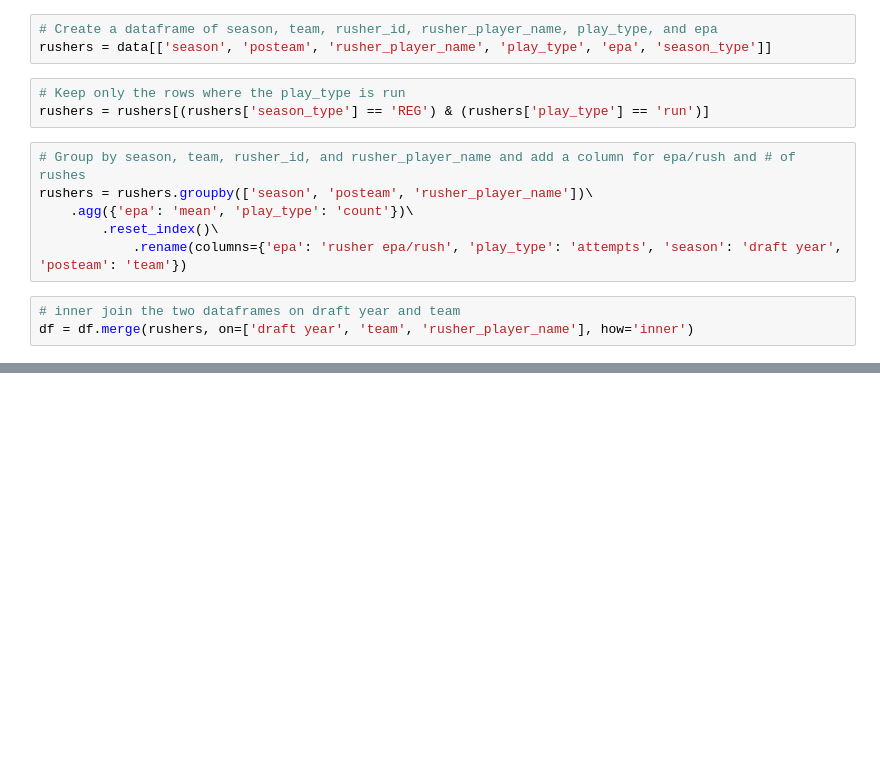
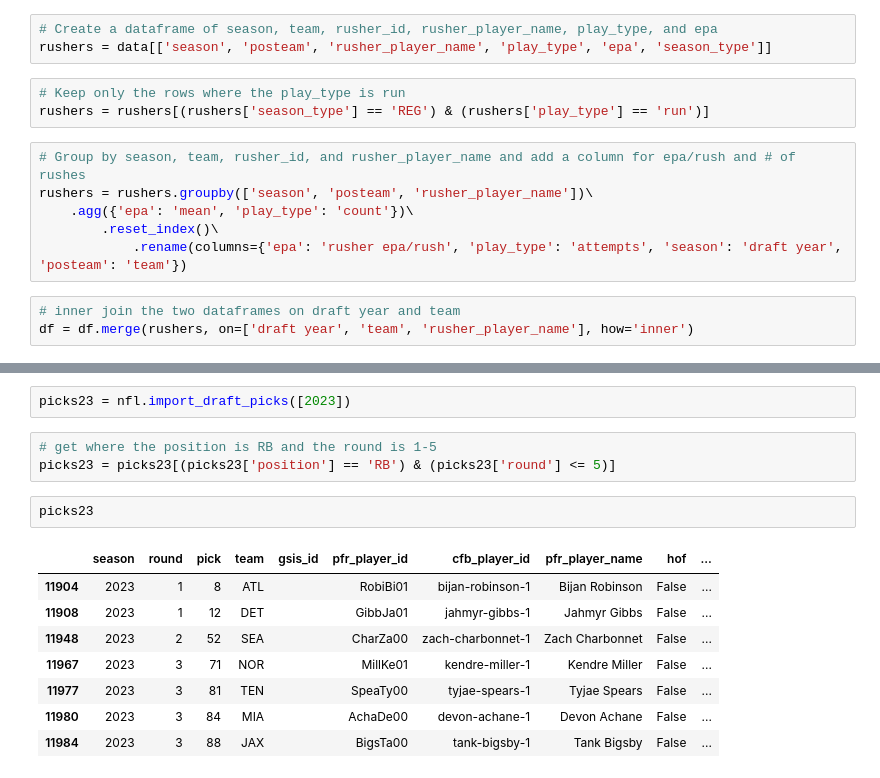
Before and after one commit to tbryan2/visualization-toolbox, a Jupyter notebook: nfl/notebooks/rb_bottom5.ipynb, the cells around one changed output, grey strips where cells are left out. Cells and saved outputs as stored; diff of their text form; blank space fills up the shorter version.

```diff
--- a/nfl/notebooks/rb_bottom5.ipynb
+++ b/nfl/notebooks/rb_bottom5.ipynb
@@ -111,0 +242,16 @@ df
+# %%
+picks23 = nfl.import_draft_picks([2023])
+# %%
+# get where the position is RB and the round is 1-5
+picks23 = picks23[(picks23['position'] == 'RB') & (picks23['round'] <= 5)]
+# %%
+picks23
+# %% [output]
+|  | season | round | pick | team | gsis_id | pfr_player_id | cfb_player_id | pfr_player_name | hof | ... |
+| 11904 | 2023 | 1 | 8 | ATL |  | RobiBi01 | bijan-robinson-1 | Bijan Robinson | False | ... |
+| 11908 | 2023 | 1 | 12 | DET |  | GibbJa01 | jahmyr-gibbs-1 | Jahmyr Gibbs | False | ... |
+| 11948 | 2023 | 2 | 52 | SEA |  | CharZa00 | zach-charbonnet-1 | Zach Charbonnet | False | ... |
+| 11967 | 2023 | 3 | 71 | NOR |  | MillKe01 | kendre-miller-1 | Kendre Miller | False | ... |
+| 11977 | 2023 | 3 | 81 | TEN |  | SpeaTy00 | tyjae-spears-1 | Tyjae Spears | False | ... |
+| 11980 | 2023 | 3 | 84 | MIA |  | AchaDe00 | devon-achane-1 | Devon Achane | False | ... |
+| 11984 | 2023 | 3 | 88 | JAX |  | BigsTa00 | tank-bigsby-1 | Tank Bigsby | False | ... |
```
Also changed, not shown: parts of 11 cells of this notebook, 1 other file.
